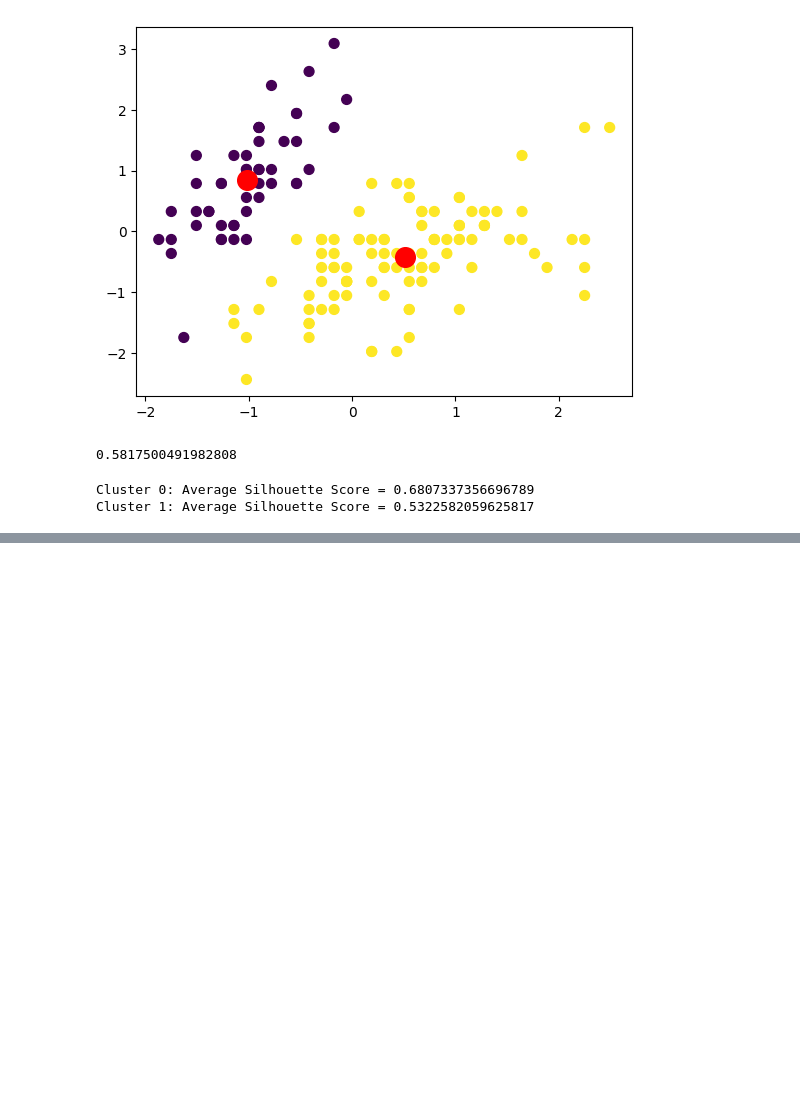
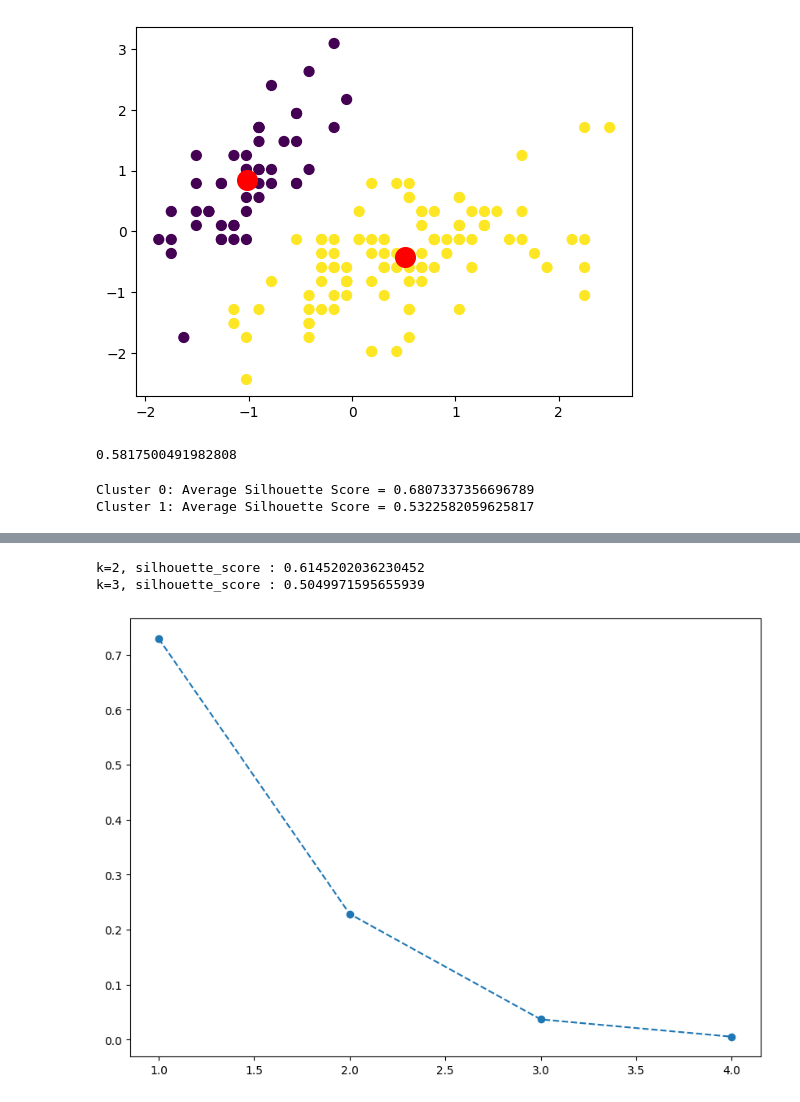
Before and after one commit to Moneul/MS-AI-School, a Jupyter notebook: python/코드로모델구현/iris_kmeans.ipynb, the cells around one changed output, grey strips where cells are left out. Saved outputs shown, nothing was run; the diff lists cells and outputs as text; code cells hidden in the pictures; blank space fills up the shorter version.

```diff
--- a/python/코드로모델구현/iris_kmeans.ipynb
+++ b/python/코드로모델구현/iris_kmeans.ipynb
@@ -261,0 +262,57 @@ plt.show()
+# %%
+# PCA 분석
+from sklearn.decomposition import PCA
+import matplotlib.pyplot as plt
+
+pca = PCA()
+pcomponents = pca.fit_transform(iris_scaled)
+pcomponents
+
+# 각 성분별 설명력 조회
+exp_v = pca.explained_variance_
+exp_v
+
+# 설명력을 비율로 조회
+exp_vratio = pca.explained_variance_ratio_
+exp_vratio
+
+# 80~90% 성분이 담긴 성분 조회
+exp_vratio.cumsum()
+
+# scree plot
+plt.figure(figsize=(10, 7))
+plt.plot(range(1, len(exp_vratio)+1), exp_vratio,marker='o', linestyle='--')
+
+pca2 = PCA(n_components=2)
+p_comp2 = pca2.fit_transform(iris_scaled)
+p_comp2_df = pd.DataFrame(data = p_comp2, columns=['PC1', 'PC2'])
+p_comp2_df
+
+#타겟 추가
+iris_df['species'] = iris.target
+final_df = pd.concat([p_comp2_df, iris_df['species']], axis=1)
+final_df
+
+# k-means, k-3인 모델을 만들고, 실루엣계수 평가
+from sklearn.cluster import KMeans
+
+# K-평균 군집화 알고리즘 모델 생성하기
+k_means = [2,3]
+
+for k in k_means:
+
+    # K-평균 클러스터링 수행
+    pca_kmeans = KMeans(n_clusters=k, random_state=7)
+    cluster_labels = pca_kmeans.fit_predict(final_df[['PC1', 'PC2']])
+
+    # 실루엣 점수 계산a
+    silhouette_values = silhouette_samples(final_df[['PC1', 'PC2']], cluster_labels)
+
+    # 전체 실루엣 점수 계산
+    silhouette_avg = silhouette_score(final_df[['PC1','PC2']], cluster_labels)
+
+    print(f'k={k}, silhouette_score : {silhouette_avg}')
+# %% [output]
+k=2, silhouette_score : 0.6145202036230452
+k=3, silhouette_score : 0.5049971595655939
+[figure, added]
```
Also changed, not shown: parts of 9 cells of this notebook, 1 other file.
